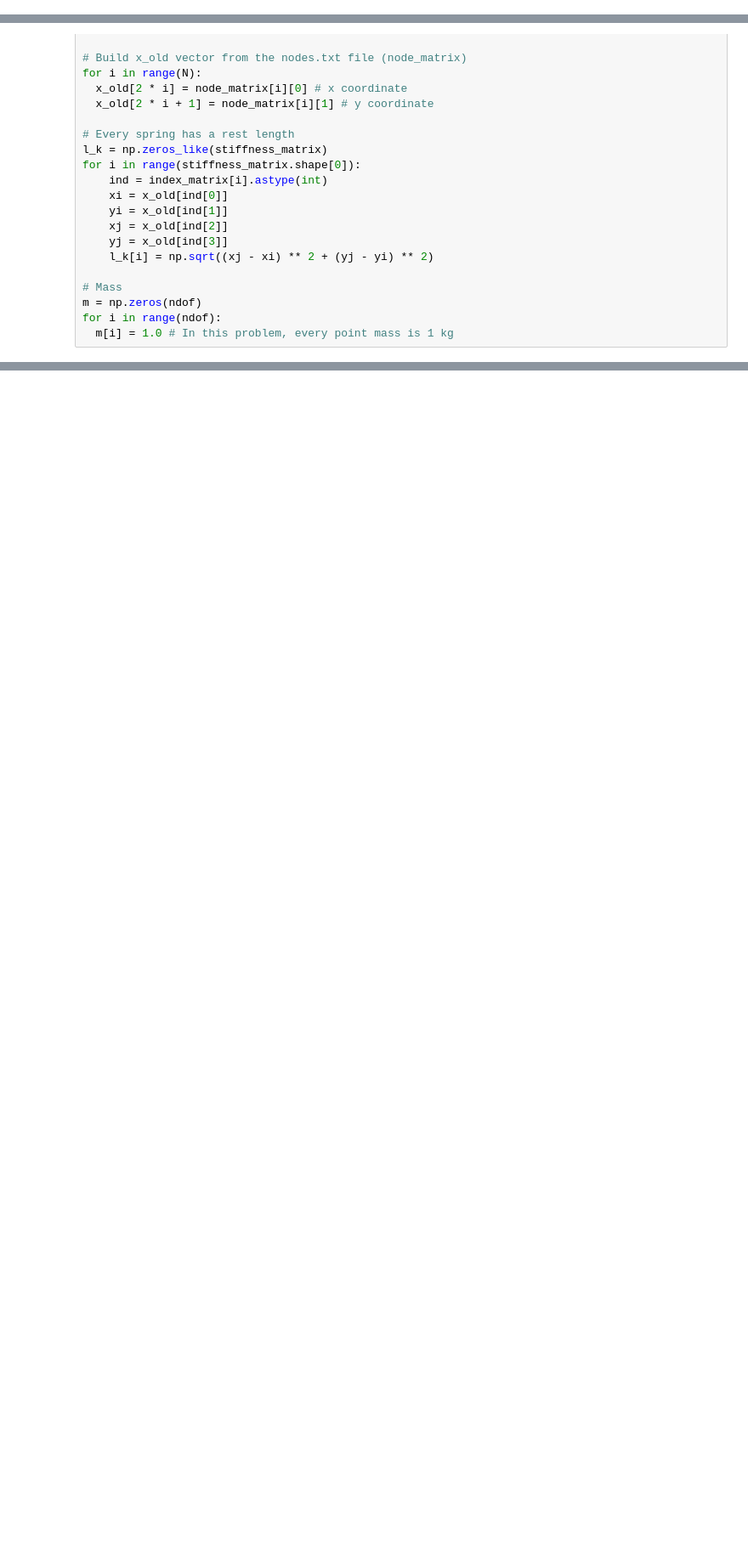
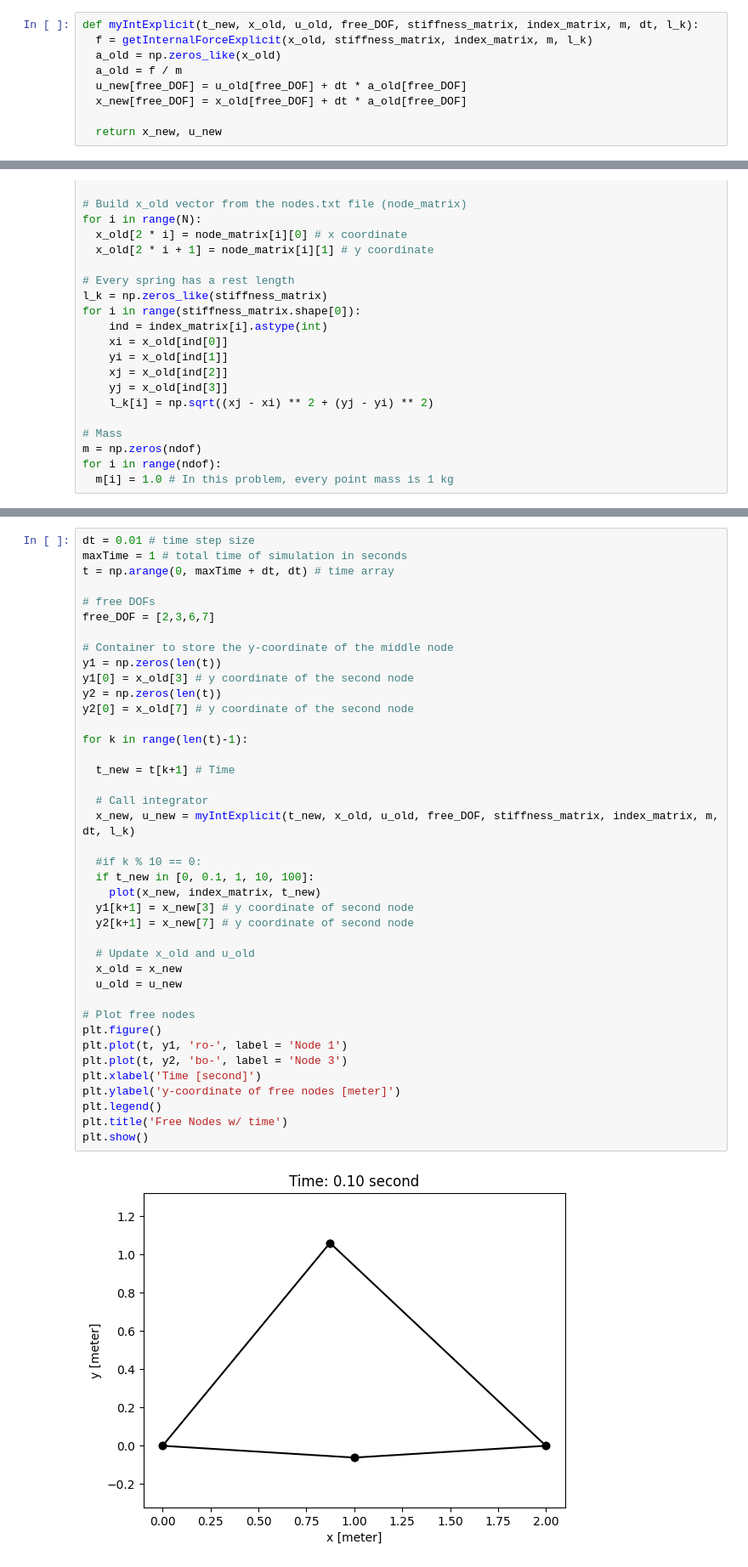
Before and after one commit to lukechang93-ucla/MAE-263F, a Jupyter notebook: Homework1.ipynb, the cells around one changed output, grey strips where cells are left out. Shown: that part at 85% size. Saved outputs shown, nothing was run; the diff lists cells and outputs as text; blank space fills up the shorter version.

```diff
--- a/Homework1.ipynb
+++ b/Homework1.ipynb
@@ -237,4 +258,13 @@ def myInt(t_new, x_old, u_old, free_DOF, stiffness_matrix, index_matrix, m, dt,
   u_new = (x_new - x_old) / dt
 
   return x_new, u_new
+# %%
+def myIntExplicit(t_new, x_old, u_old, free_DOF, stiffness_matrix, index_matrix, m, dt, l_k):
+  f = getInternalForceExplicit(x_old, stiffness_matrix, index_matrix, m, l_k)
+  a_old = np.zeros_like(x_old)
+  a_old = f / m
+  u_new[free_DOF] = u_old[free_DOF] + dt * a_old[free_DOF]
+  x_new[free_DOF] = x_old[free_DOF] + dt * a_old[free_DOF]
+
+  return x_new, u_new
 # %% [markdown]
@@ -325,0 +397,42 @@ IndexError: only integers, slices (`:`), ellipsis (`...`), numpy.newaxis (`None`
+# %%
+dt = 0.01 # time step size
+maxTime = 1 # total time of simulation in seconds
+t = np.arange(0, maxTime + dt, dt) # time array
+
+# free DOFs
+free_DOF = [2,3,6,7]
+
+# Container to store the y-coordinate of the middle node
+y1 = np.zeros(len(t))
+y1[0] = x_old[3] # y coordinate of the second node
+y2 = np.zeros(len(t))
+y2[0] = x_old[7] # y coordinate of the second node
+
+for k in range(len(t)-1):
+
+  t_new = t[k+1] # Time
+
+  # Call integrator
+  x_new, u_new = myIntExplicit(t_new, x_old, u_old, free_DOF, stiffness_matrix, index_matrix, m, dt, l_k)
+
+  #if k % 10 == 0:
+  if t_new in [0, 0.1, 1, 10, 100]:
+    plot(x_new, index_matrix, t_new)
+  y1[k+1] = x_new[3] # y coordinate of second node
+  y2[k+1] = x_new[7] # y coordinate of second node
+
+  # Update x_old and u_old
+  x_old = x_new
+  u_old = u_new
+
+# Plot free nodes
+plt.figure()
+plt.plot(t, y1, 'ro-', label = 'Node 1')
+plt.plot(t, y2, 'bo-', label = 'Node 3')
+plt.xlabel('Time [second]')
+plt.ylabel('y-coordinate of free nodes [meter]')
+plt.legend()
+plt.title('Free Nodes w/ time')
+plt.show()
+# %% [output]
+[figure, added]
```
Also changed, not shown: parts of 22 cells of this notebook.
